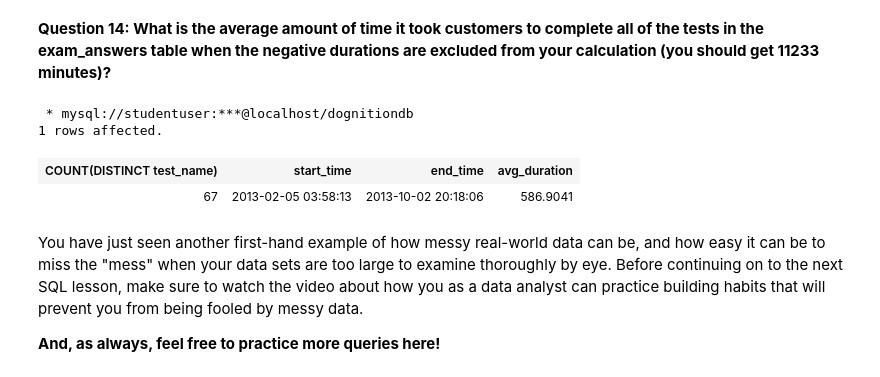
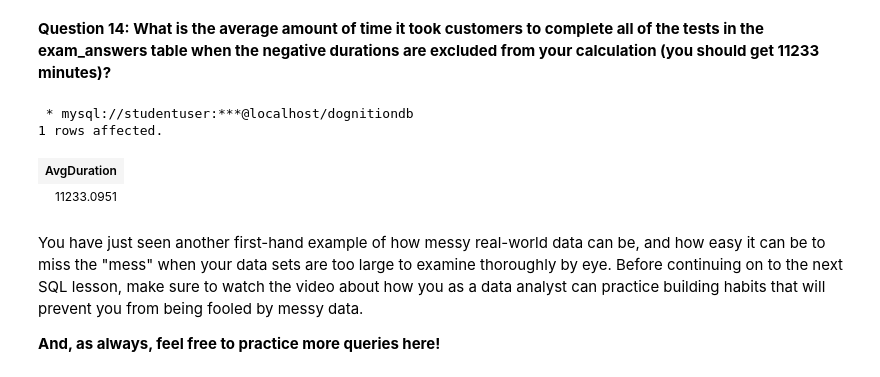
Before and after one commit to Jayjake1/DataAnalysis, a Jupyter notebook: CDA-SQL/SQL/MySQL_Exercise_04_Summarizing_Your_Data_answer.ipynb, the cells around one changed output. Cells and saved outputs as stored; diff of their text form; code cells hidden in the pictures.

```diff
--- a/CDA-SQL/SQL/MySQL_Exercise_04_Summarizing_Your_Data_answer.ipynb
+++ b/CDA-SQL/SQL/MySQL_Exercise_04_Summarizing_Your_Data_answer.ipynb
@@ -318,16 +334,14 @@ HAVING avg_duration < 0
 **Question 14: What is the average amount of time it took customers to complete all of the tests in the exam_answers table when the negative durations are excluded from your calculation (you should get 11233 minutes)?**
 # %%
 %%sql
-SELECT COUNT(DISTINCT test_name), start_time, end_time,
-AVG(TIMESTAMPDIFF(MINUTE,start_time,end_time)) AS avg_duration
+SELECT AVG(TIMESTAMPDIFF(minute,start_time,end_time)) AS AvgDuration
 FROM exam_answers
-HAVING avg_duration > 0
-LIMIT 50
+WHERE TIMESTAMPDIFF(minute,start_time,end_time)>0
 # %% [output]
  * mysql://studentuser:***@localhost/dognitiondb
 1 rows affected.
-| COUNT(DISTINCT test_name) | start_time | end_time | avg_duration |
-| 67 | 2013-02-05 03:58:13 | 2013-10-02 20:18:06 | 586.9041 |
+| AvgDuration |
+| 11233.0951 |
 # %% [markdown]
 You have just seen another first-hand example of how messy real-world data can be, and how easy it can be to miss the "mess" when your data sets are too large to examine thoroughly by eye.  Before continuing on to the next SQL lesson, make sure to watch the video about how you as a data analyst can practice building habits that will prevent you from being fooled by messy data.
 
```
Also changed, not shown: parts of 4 cells of this notebook.
